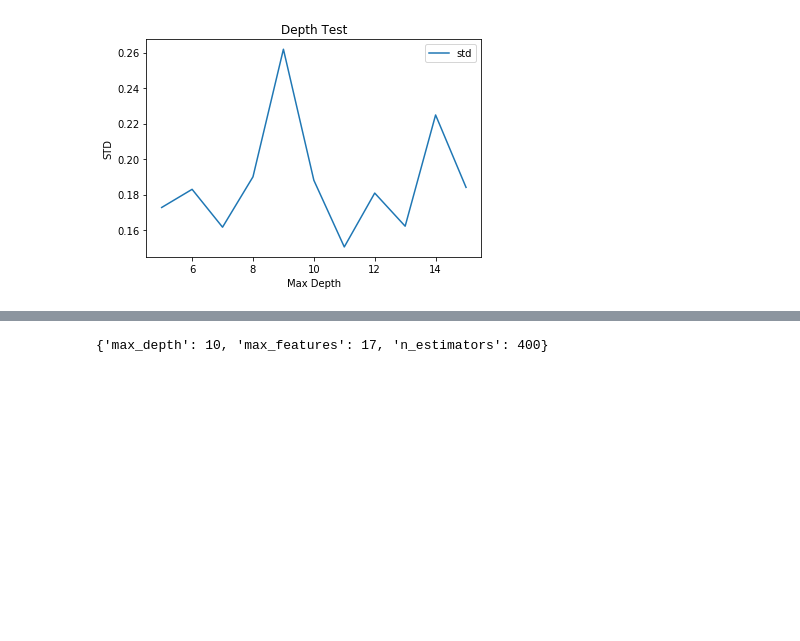
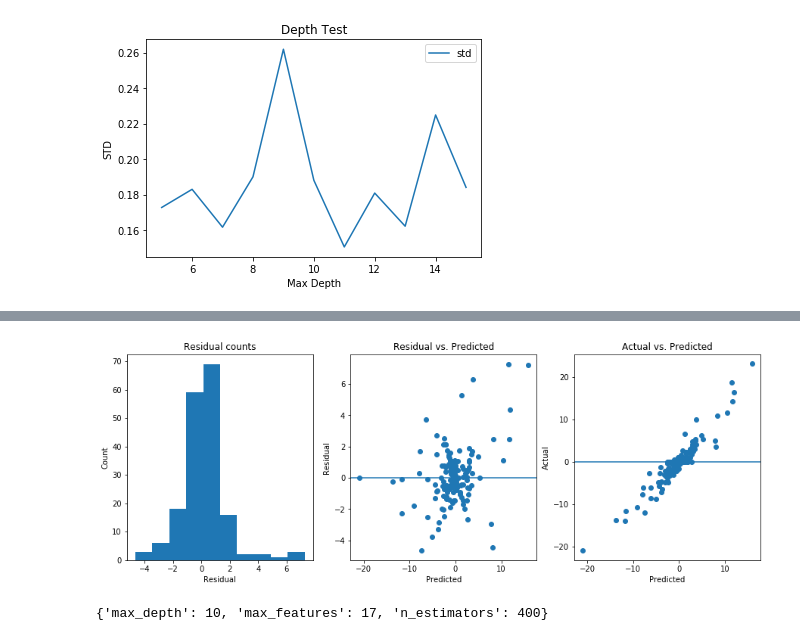
Before and after one commit to mbeckmanssf/Thinkful, a Jupyter notebook: Unit-3/Capstone-Countries.ipynb, the cells around one changed output, grey strips where cells are left out. Saved outputs shown, nothing was run; the diff lists cells and outputs as text; code cells hidden in the pictures; blank space fills up the shorter version.

```diff
--- a/Unit-3/Capstone-Countries.ipynb
+++ b/Unit-3/Capstone-Countries.ipynb
@@ -535,3 +535,7 @@ R-squared:
+# %%
+model_residuals(rfr)
+# %% [output]
+[figure, added]
 # %%
 parameters = {'n_estimators': [200, 400],
     'max_features': [1, 17],
```
Also changed, not shown: parts of 2 cells of this notebook.
